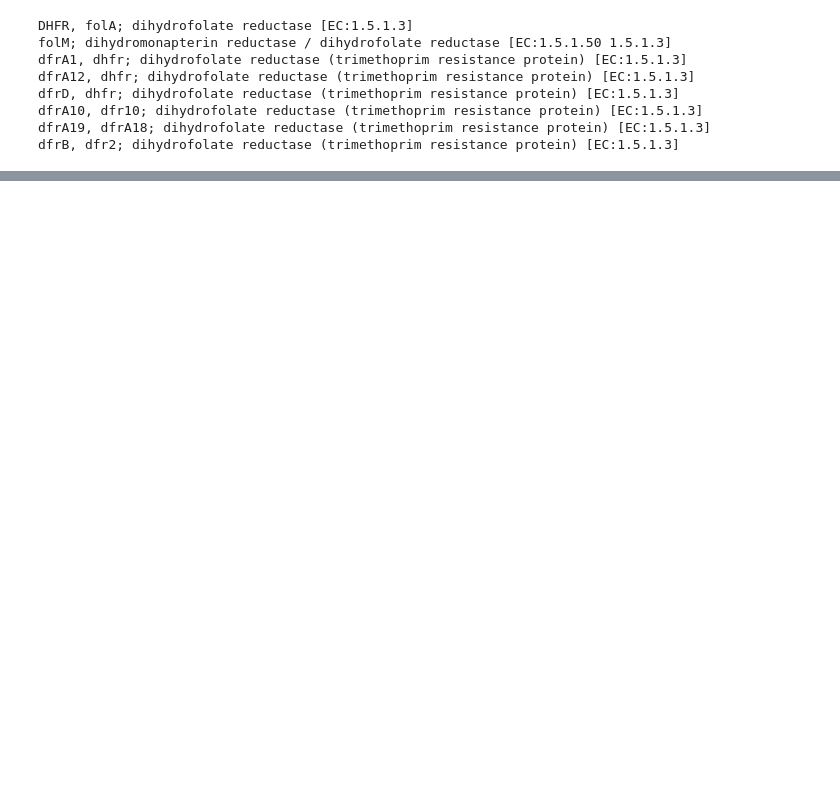
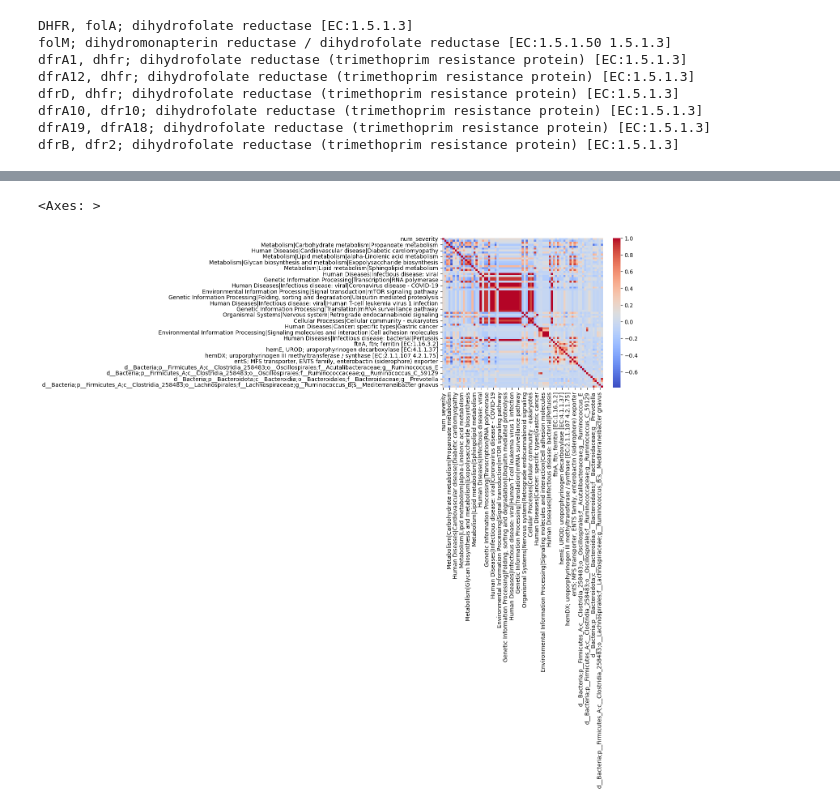
Before and after one commit to kbpi314/ampaim, a Jupyter notebook: code/AMPAIM_v10.ipynb, the cells around one changed output, grey strips where cells are left out. Cells and saved outputs as stored; diff of their text form; code cells hidden in the pictures; blank space fills up the shorter version.

```diff
--- a/code/AMPAIM_v10.ipynb
+++ b/code/AMPAIM_v10.ipynb
@@ -2531,5 +2550,6 @@ Phascolarctobacterium
 # %%
 # value counts of severity per disease
+df_cs_merge  = df_merge.copy()
 df_merge.groupby('Diagnosis')['severity'].value_counts()
 # %% [output]
 Diagnosis  severity
@@ -2560,7 +2578,8 @@ df = df_merge.copy()
 
 import itertools
 comps = list(itertools.combinations(cats, 2))
-comps.append(['none','remission','mild','moderate','severe'])
+# comps.append(['none','remission','mild','moderate','severe'])
+comps.append(['none','mild','moderate','severe'])
 print(comps)
 
 m = 'severity'
@@ -2674,6 +2689,7 @@ scipy.stats.ttest(df[df['Diagnosis'] == 'Healthy'][''Metabolism|Metabolism of co
 # %%
 # pathway mapping
 df_ko = pd.read_csv(path + 'outputs/jobs06/picrust2_out/KO_metagenome_out/pred_metagenome_unstrat.tsv', sep='\t', index_col=0).T
+df_ko = df_ko.div(df_ko.sum(axis=0),axis=1)
 
 # database
 df_db = pd.read_csv(path + 'inputs/ko.txt', sep='\t',header=None)
@@ -2683,3 +2699,4 @@ KO_to_p = df_db.set_index('KO').to_dict()['Protein']
 p_to_KO = df_db.set_index('Protein').to_dict()['KO']
 
 # int ko
+df_ko.head()
@@ -2744,0 +2936,26 @@ Adenosylcobinamide
+# %%
+# merge and select corr
+df_merge = pd.concat([df_fxn,
+                      L_to_otu['L6'].drop('Diagnosis',axis=1),
+                      L_to_otu['L7'].drop('Diagnosis',axis=1),
+                      df_ko,
+                     df_cs_merge],axis=1)
+df_merge = rename_df(df_merge,'Diagnosis')
+
+df_merge = df_merge.rename(columns=KO_to_p)
+df_merge.head()
+
+# correlation of severity with variables of interest
+for x in corr_fxn + corr_enz + corr_taxa:
+    r, p = scipy.stats.spearmanr(a=df_merge['num_severity'],b=df_merge[x],nan_policy='omit')
+
+    if p<0.1:
+        print(x)
+        print(r,p)
+        plt.figure(figsize=(6,4))
+        sns.scatterplot(x=x,y='num_severity',hue='Diagnosis',data=df_merge)
+        plt.xlabel(x.split(';')[-1])
+        plt.savefig(path + 'outputs/jobs32/' + x.replace('/','_') + '_' + str(np.round(p,3)) + '.pdf')
+        plt.close()
+
+# corr num_severity
@@ -2744,0 +2989,8 @@ Adenosylcobinamide
+# %%
+# heatmap
+sns.heatmap(df_merge[['num_severity'] + corr_fxn + corr_enz + corr_taxa].corr(),
+           annot=False,
+           cmap='coolwarm')
+# %% [output]
+<Axes: >
+[figure, added]
```
Also changed, not shown: parts of 28 cells of this notebook.
